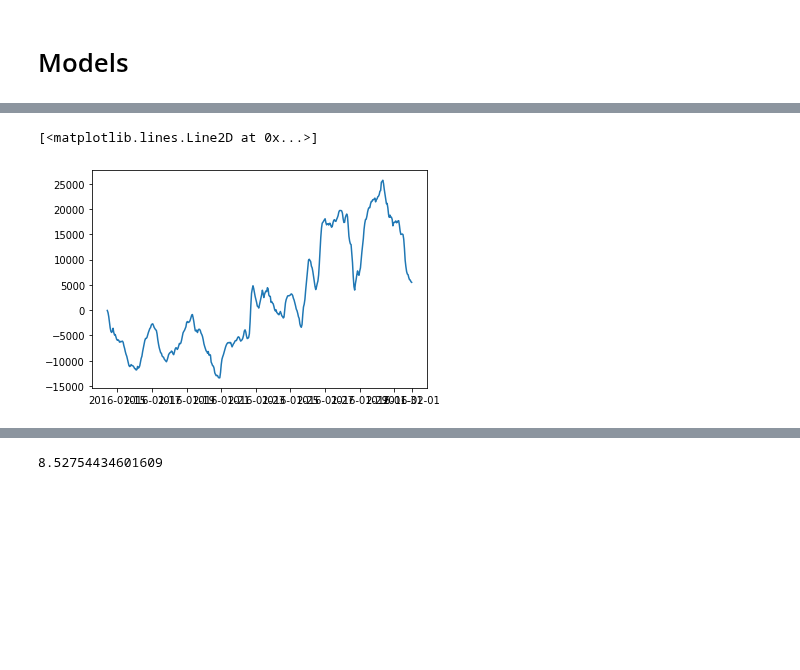
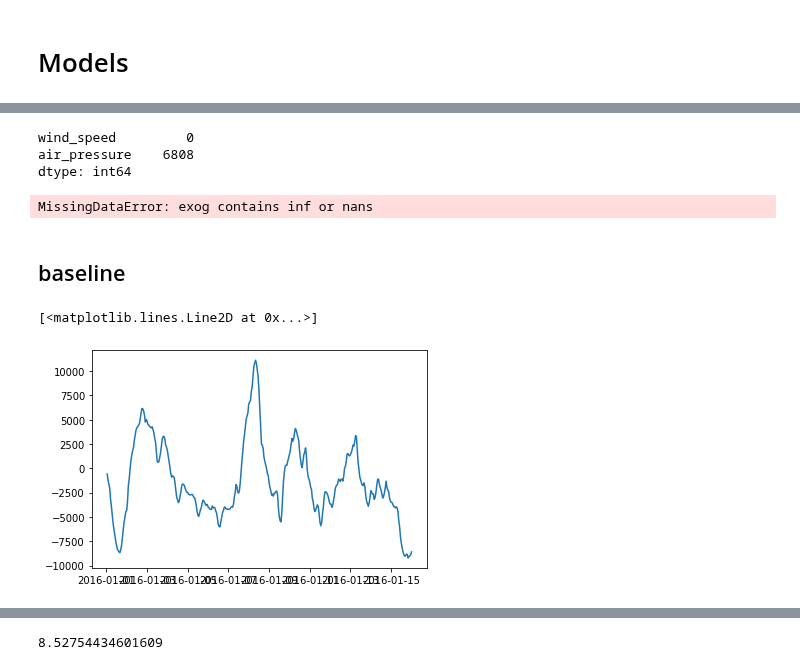
Before and after one commit to HaukeFock/predict_energy_generation, a Jupyter notebook: notebooks/rodrigo_sarimax.ipynb, the cells around one changed output, grey strips where cells are left out. Saved outputs shown, nothing was run; the diff lists cells and outputs as text; code cells hidden in the pictures; blank space fills up the shorter version.

```diff
--- a/notebooks/rodrigo_sarimax.ipynb
+++ b/notebooks/rodrigo_sarimax.ipynb
@@ -32,10 +32,10 @@ target_df = get_target_data(target='wind', hourly=True)
 # %% [markdown]
 ## Features
 # %%
-def get_best_station_ids(features_df, target_df):
+def get_best_station_ids(features_df, target_df, corr=0.6):
     features_df['target'] = target_df
     corr_df = features_df.corr()
-    best_stations = list(corr_df['target'][corr_df['target']>=0.6].index)[:-1]
+    best_stations = list(corr_df['target'][corr_df['target']>=corr].index)[:-1]
     init_length = len(features_df.columns)
     final_length = len(best_stations)
     print(f'Droped {init_length - final_length} stations!')
@@ -106,7 +160,8 @@ def train_test_split(X, y, hours=24*2):
 
     return X_train, X_test, y_train, y_test
 
-X_train, X_test, y_train, y_test = train_test_split(X, y, hours=24*15)
+days = 15
+X_train, X_test, y_train, y_test = train_test_split(X, y, hours=24*days)
 # %% [markdown]
 ## Stationarity
 # %% [markdown]
@@ -250,9 +358,23 @@ plot_forecast(forecast, y_train, y_test)
+# %%
+X_train.isna().sum()
+# %% [output]
+wind_speed         0
+air_pressure    6808
+dtype: int64
+# %%
+model_12 = SARIMAX(endog=y_train, exog=X_train, order=(1,1,2), seasonal_order=(2,0,0,24)).fit()
+# %% [output]
+MissingDataError: exog contains inf or nans
+# %%
+y_pred = model_12.forecast(len(y_test), exog=X_test, alpha=0.05)
+# %% [markdown]
+## baseline
 # %%
-residuals = y_test - forecast
+residuals = y_test - y_pred
 plt.plot(residuals)
 # %% [output]
 [<matplotlib.lines.Line2D at 0x...>]
-[figure, old version]
+[figure, new version]
 # %%
 sarimax.mae
 # %% [output]
```
Also changed, not shown: parts of 43 cells of this notebook, 1 other file.
